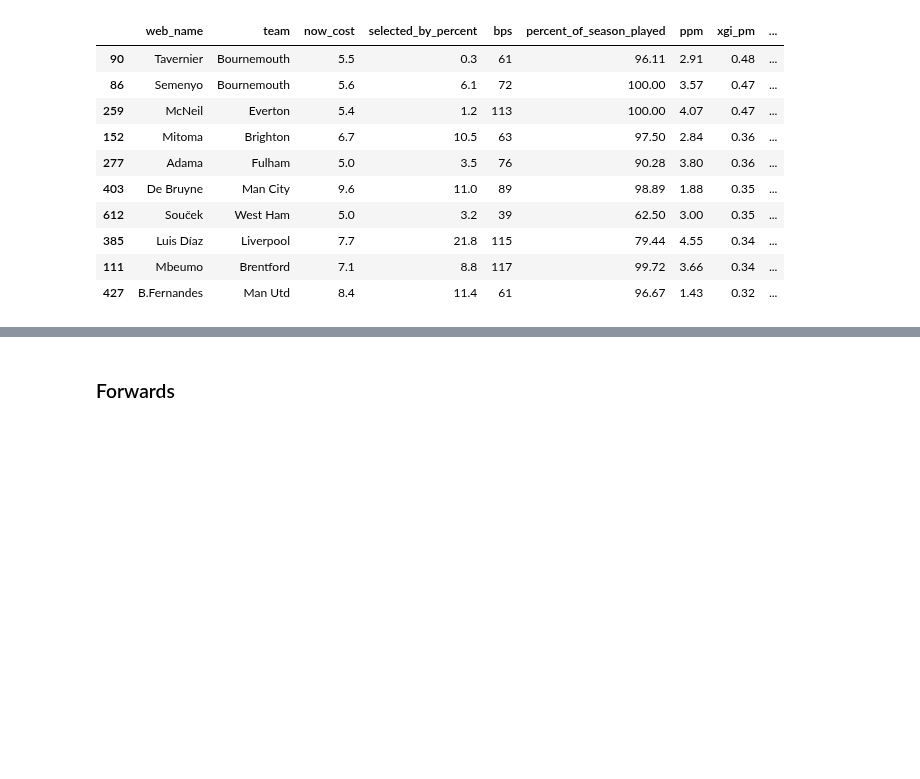
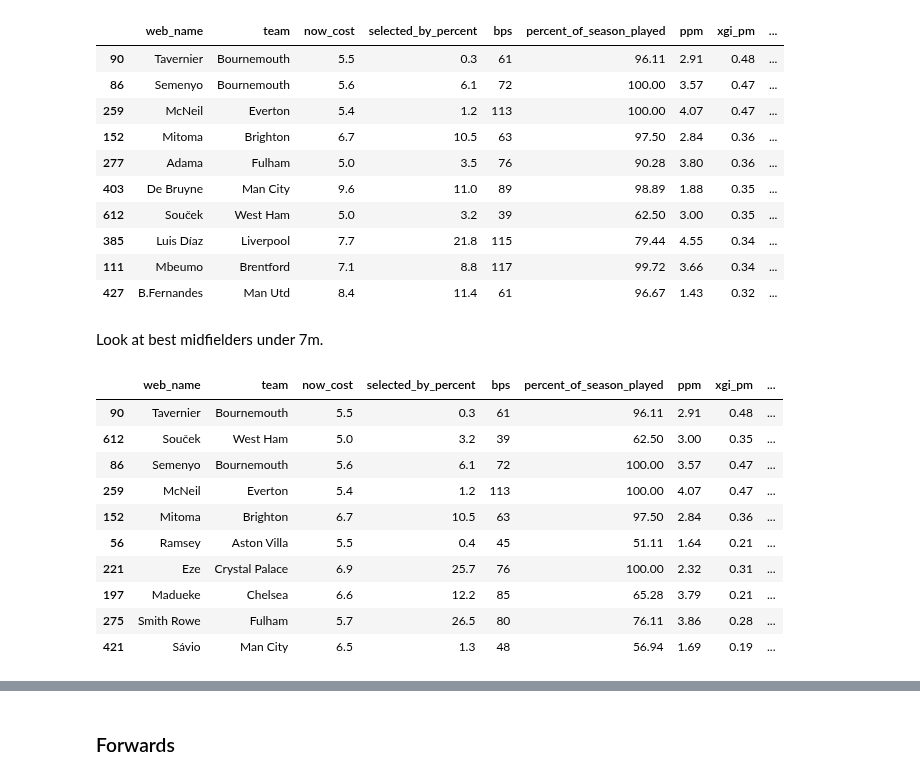
Before and after one commit to rio-v/FPL_24_25, a Jupyter notebook: pre_gw5.ipynb, the cells around one changed output, grey strips where cells are left out. Saved outputs shown, nothing was run; the diff lists cells and outputs as text; code cells hidden in the pictures; blank space fills up the shorter version.

```diff
--- a/pre_gw5.ipynb
+++ b/pre_gw5.ipynb
@@ -274,3 +291,19 @@ fpl.top_players(df, 'Midfielder', 'xgi_pm', False, 10)
 | 385 | Luis Díaz | Liverpool | 7.7 | 21.8 | 115 | 79.44 | 4.55 | 0.34 | ... |
 | 111 | Mbeumo | Brentford | 7.1 | 8.8 | 117 | 99.72 | 3.66 | 0.34 | ... |
 | 427 | B.Fernandes | Man Utd | 8.4 | 11.4 | 61 | 96.67 | 1.43 | 0.32 | ... |
+# %% [markdown]
+Look at best midfielders under 7m.
+# %%
+fpl.top_players_by_cost(df, 'Midfielder', 7, 'expected_goal_involvements_per_90', 10)
+# %% [output]
+|  | web_name | team | now_cost | selected_by_percent | bps | percent_of_season_played | ppm | xgi_pm | ... |
+| 90 | Tavernier | Bournemouth | 5.5 | 0.3 | 61 | 96.11 | 2.91 | 0.48 | ... |
+| 612 | Souček | West Ham | 5.0 | 3.2 | 39 | 62.50 | 3.00 | 0.35 | ... |
+| 86 | Semenyo | Bournemouth | 5.6 | 6.1 | 72 | 100.00 | 3.57 | 0.47 | ... |
+| 259 | McNeil | Everton | 5.4 | 1.2 | 113 | 100.00 | 4.07 | 0.47 | ... |
+| 152 | Mitoma | Brighton | 6.7 | 10.5 | 63 | 97.50 | 2.84 | 0.36 | ... |
+| 56 | Ramsey | Aston Villa | 5.5 | 0.4 | 45 | 51.11 | 1.64 | 0.21 | ... |
+| 221 | Eze | Crystal Palace | 6.9 | 25.7 | 76 | 100.00 | 2.32 | 0.31 | ... |
+| 197 | Madueke | Chelsea | 6.6 | 12.2 | 85 | 65.28 | 3.79 | 0.21 | ... |
+| 275 | Smith Rowe | Fulham | 5.7 | 26.5 | 80 | 76.11 | 3.86 | 0.28 | ... |
+| 421 | Sávio | Man City | 6.5 | 1.3 | 48 | 56.94 | 1.69 | 0.19 | ... |
```
Also changed, not shown: parts of 3 cells of this notebook.
